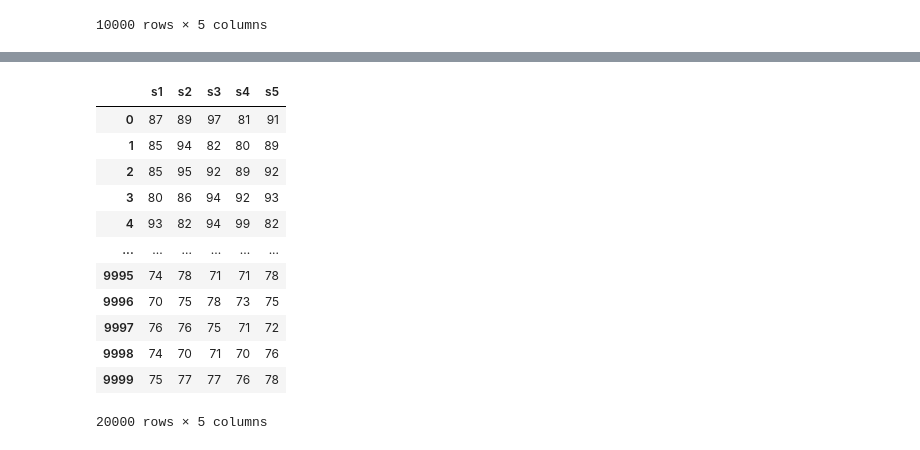
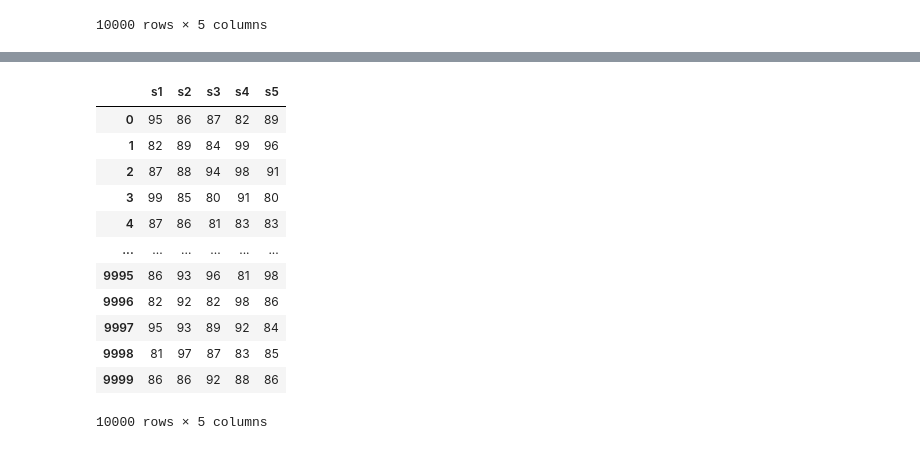
Before and after one commit to wasim3399/batch-62, a Jupyter notebook: learn-python/python-lectures/pandas-revision/class.ipynb, the cells around one changed output, grey strips where cells are left out. Cells and saved outputs as stored; diff of their text form; code cells hidden in the pictures.

```diff
--- a/learn-python/python-lectures/pandas-revision/class.ipynb
+++ b/learn-python/python-lectures/pandas-revision/class.ipynb
@@ -412,20 +423,20 @@ ss3
 # %%
-df : pd.DataFrame = pd.concat([ss1, ss2])
+df : pd.DataFrame = pd.concat([ss1])
 df
 # %% [output]
 |  | s1 | s2 | s3 | s4 | s5 |
-| 0 | 87 | 89 | 97 | 81 | 91 |
-| 1 | 85 | 94 | 82 | 80 | 89 |
-| 2 | 85 | 95 | 92 | 89 | 92 |
-| 3 | 80 | 86 | 94 | 92 | 93 |
-| 4 | 93 | 82 | 94 | 99 | 82 |
+| 0 | 95 | 86 | 87 | 82 | 89 |
+| 1 | 82 | 89 | 84 | 99 | 96 |
+| 2 | 87 | 88 | 94 | 98 | 91 |
+| 3 | 99 | 85 | 80 | 91 | 80 |
+| 4 | 87 | 86 | 81 | 83 | 83 |
 | ... | ... | ... | ... | ... | ... |
-| 9995 | 74 | 78 | 71 | 71 | 78 |
-| 9996 | 70 | 75 | 78 | 73 | 75 |
-| 9997 | 76 | 76 | 75 | 71 | 72 |
-| 9998 | 74 | 70 | 71 | 70 | 76 |
-| 9999 | 75 | 77 | 77 | 76 | 78 |
+| 9995 | 86 | 93 | 96 | 81 | 98 |
+| 9996 | 82 | 92 | 82 | 98 | 86 |
+| 9997 | 95 | 93 | 89 | 92 | 84 |
+| 9998 | 81 | 97 | 87 | 83 | 85 |
+| 9999 | 86 | 86 | 92 | 88 | 86 |
-20000 rows × 5 columns
+10000 rows × 5 columns
 # %%
 display = df.info()
 print('================================================================')
```
Also changed, not shown: parts of 7 cells of this notebook, 1 other file.
